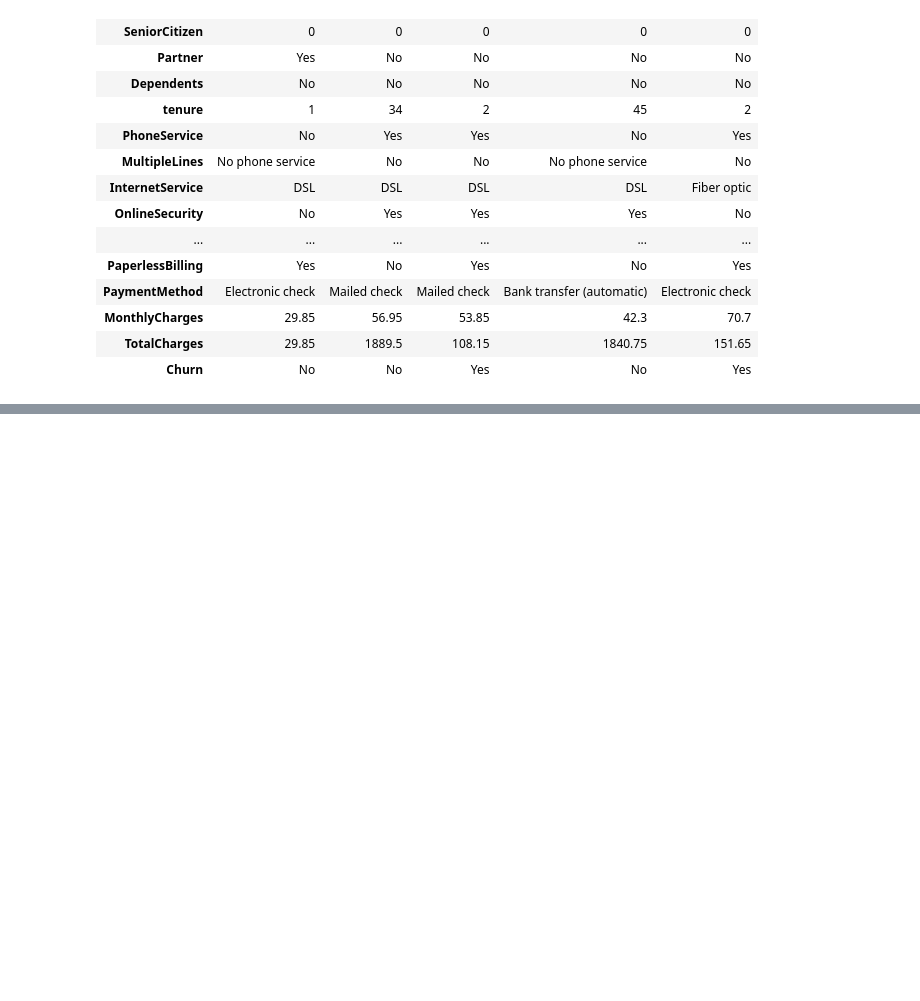
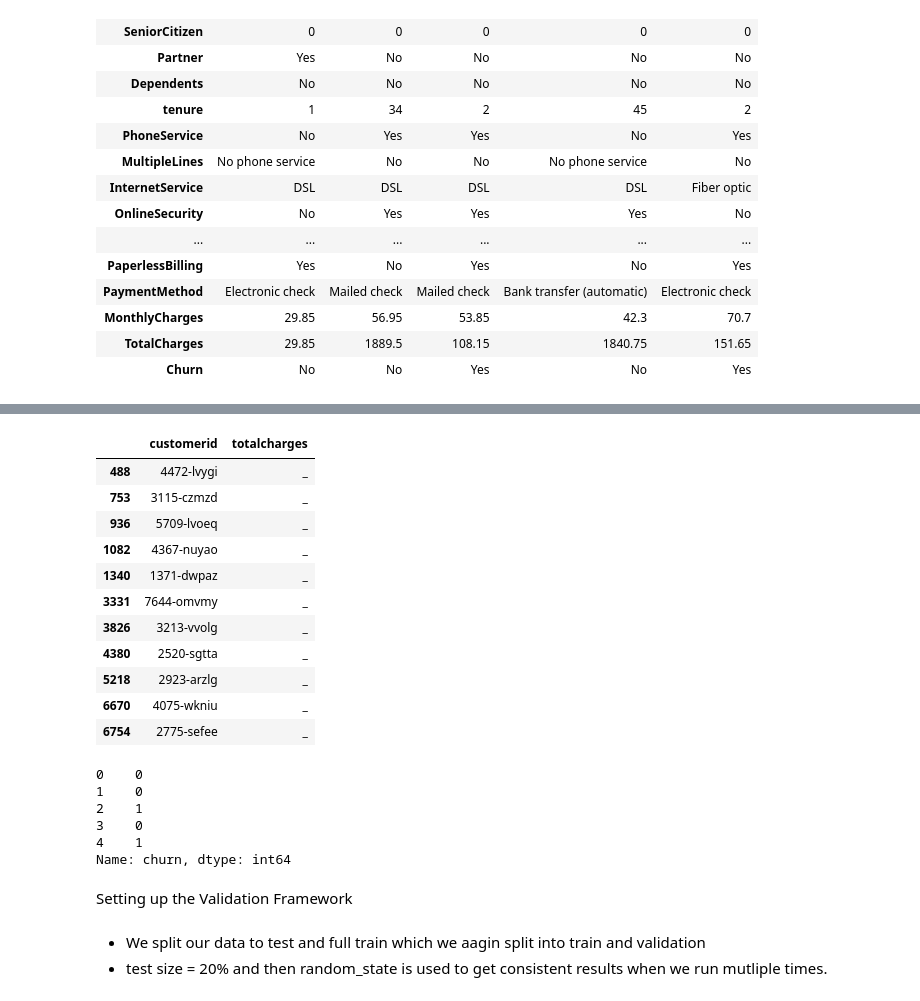
Before and after one commit to KepherAsh/machine-learning-zoomcamp, a Jupyter notebook: 3.0 Binary Classification/churn_prediction.ipynb, the cells around one changed output, grey strips where cells are left out. Saved outputs shown, nothing was run; the diff lists cells and outputs as text; code cells hidden in the pictures; blank space fills up the shorter version.

```diff
--- a/3.0 Binary Classification/churn_prediction.ipynb
+++ b/3.0 Binary Classification/churn_prediction.ipynb
@@ -125,0 +130,15 @@ dtype: object
+# %%
+df[tc.isnull()][['customerid', 'totalcharges']]
+# %% [output]
+|  | customerid | totalcharges |
+| 488 | 4472-lvygi | _ |
+| 753 | 3115-czmzd | _ |
+| 936 | 5709-lvoeq | _ |
+| 1082 | 4367-nuyao | _ |
+| 1340 | 1371-dwpaz | _ |
+| 3331 | 7644-omvmy | _ |
+| 3826 | 3213-vvolg | _ |
+| 4380 | 2520-sgtta | _ |
+| 5218 | 2923-arzlg | _ |
+| 6670 | 4075-wkniu | _ |
+| 6754 | 2775-sefee | _ |
@@ -125,0 +147,11 @@ dtype: object
+# %%
+df.churn.head()
+# %% [output]
+0    0
+1    0
+2    1
+3    0
+4    1
+Name: churn, dtype: int64
+# %% [markdown]
+Setting up the Validation Framework
@@ -125,0 +160,3 @@ dtype: object
+# %% [markdown]
+- We split our data to test and full train which we aagin split into train and validation
+- test size = 20% and then random_state is used to get consistent results when we run mutliple times.
```
Also changed, not shown: parts of 39 cells of this notebook.
